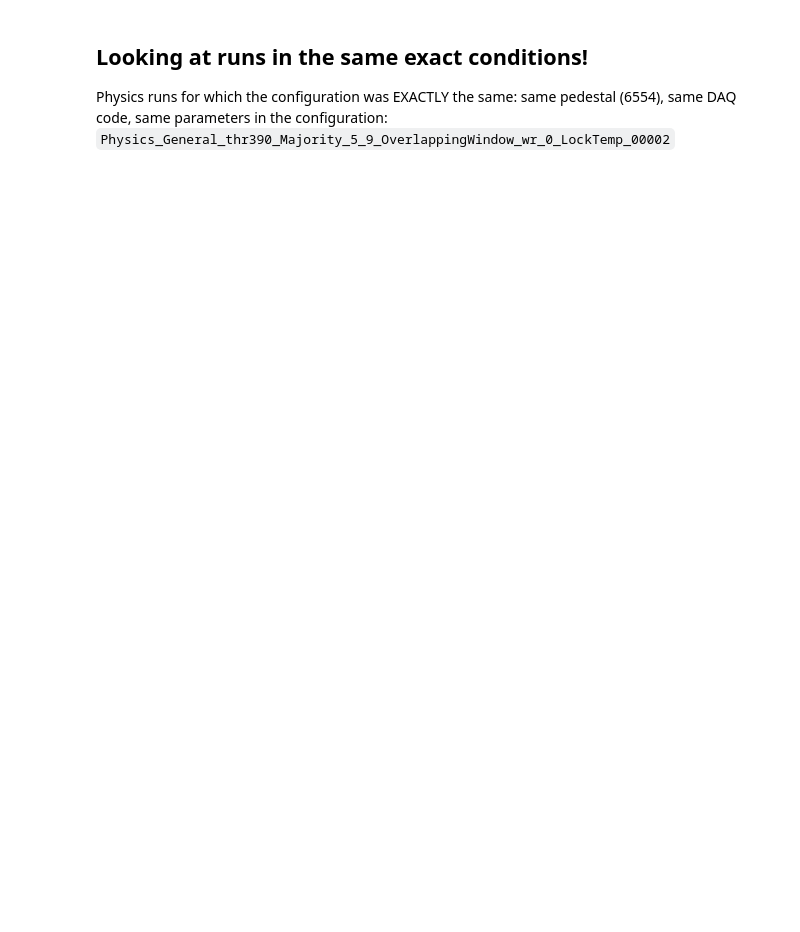
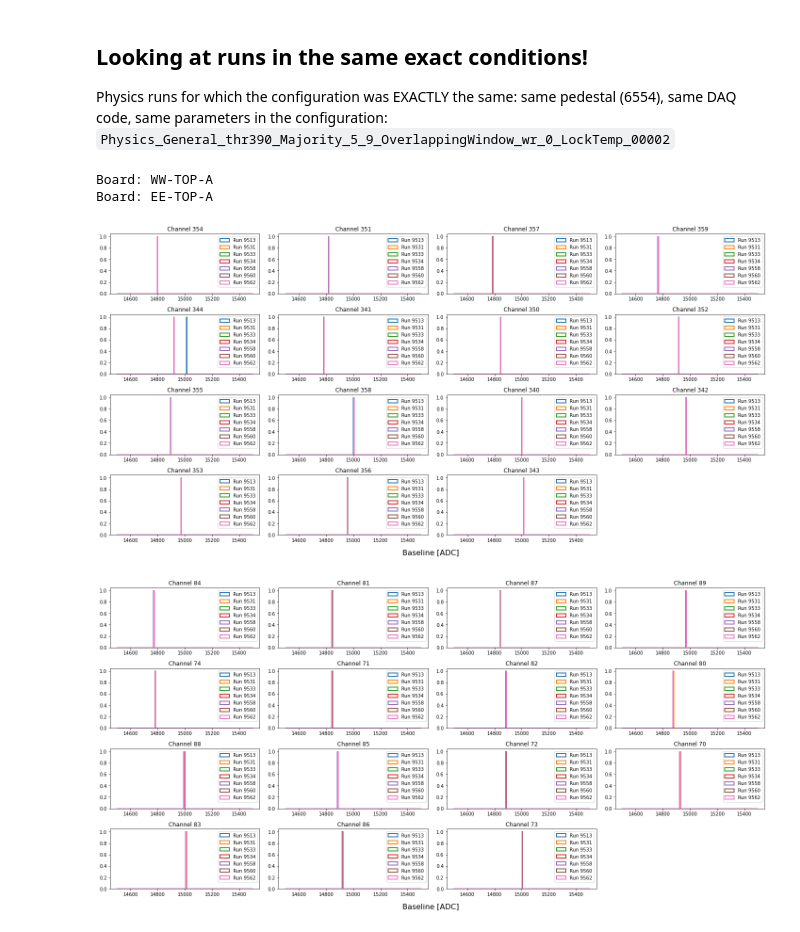
Before and after one commit to mvicenzi/pmt-baselines, a Jupyter notebook: python/compare_measured_baselines.ipynb, the cells around one changed output. Saved outputs shown, nothing was run; the diff lists cells and outputs as text; code cells hidden in the pictures; blank space fills up the shorter version.

````diff
--- a/python/compare_measured_baselines.ipynb
+++ b/python/compare_measured_baselines.ipynb
@@ -182,6 +182,9 @@ plt.show()
 Physics runs for which the configuration was EXACTLY the same: same pedestal (6554), same DAQ code, same parameters in the configuration: ```Physics_General_thr390_Majority_5_9_OverlappingWindow_wr_0_LockTemp_00002```
 # %%
 runs = [9513, 9531, 9533, 9534, 9558, 9560, 9562]
+map = readSqlitedb()
+boards = map["digitizer_label"].to_numpy()
+boards = np.unique(boards)
 bs = {}
 for run in runs:
     file = "../runs/"+str(run)+"/measChannelBaselines_run"+str(run)+".csv"
@@ -189,0 +207,31 @@ for run in runs:
+# %%
+### PLOT BASELINE FOR EACH EVENT: shows how much spread during time evolution as a histogram
+### plots all channels in the same board
+def plot_channel_baselines(bs, geo, runs, board, ranges):
+
+    print("Board: " + board)
+    fig = plt.figure(figsize=(20,10))
+    fig.subplots_adjust(hspace=0.4, wspace=0.4)
+
+    for digch in range(15):
+
+        ch = get_channel_id(geo,board,digch)
+        ax = fig.add_subplot(4,4,digch+1)
+
+        for run in runs:
+            ax.hist( bs[run][ch], bins=500, range=ranges, label="Run {:d}".format(run) , histtype='step', lw=2)
+
+        ax.legend()
+        ax.set_title("Channel "+str(ch))
+
+    fig.supxlabel("Baseline [ADC]",fontsize=16)
+    plt.tight_layout()
+# %%
+#for board in boards:
+plot_channel_baselines(bs,map,runs,"WW-TOP-A",ranges=(14500,15500))
+plot_channel_baselines(bs,map,runs,"EE-TOP-A",ranges=(14500,15500))
+# %% [output]
+Board: WW-TOP-A
+Board: EE-TOP-A
+[figure, added]
+[figure, added]
````
Also changed, not shown: parts of 8 cells of this notebook, 3 other files.
